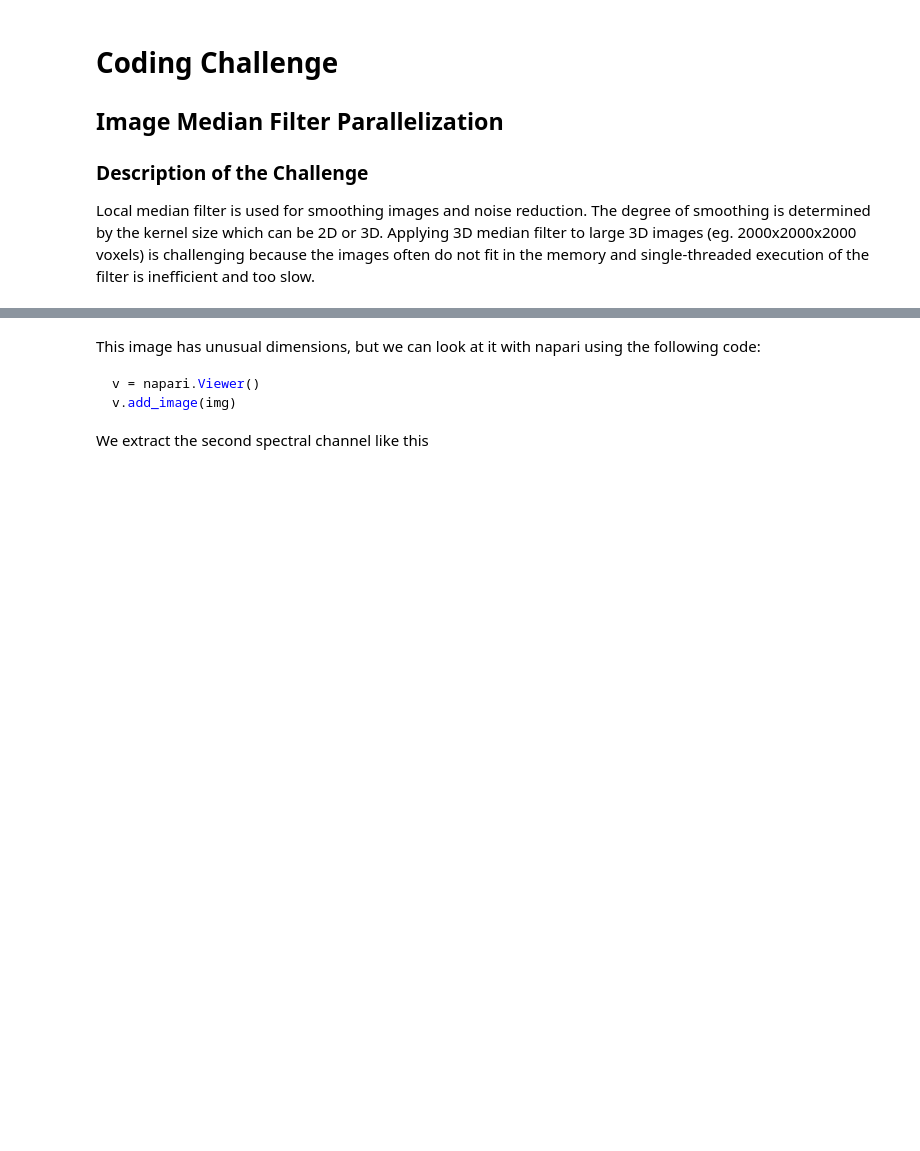
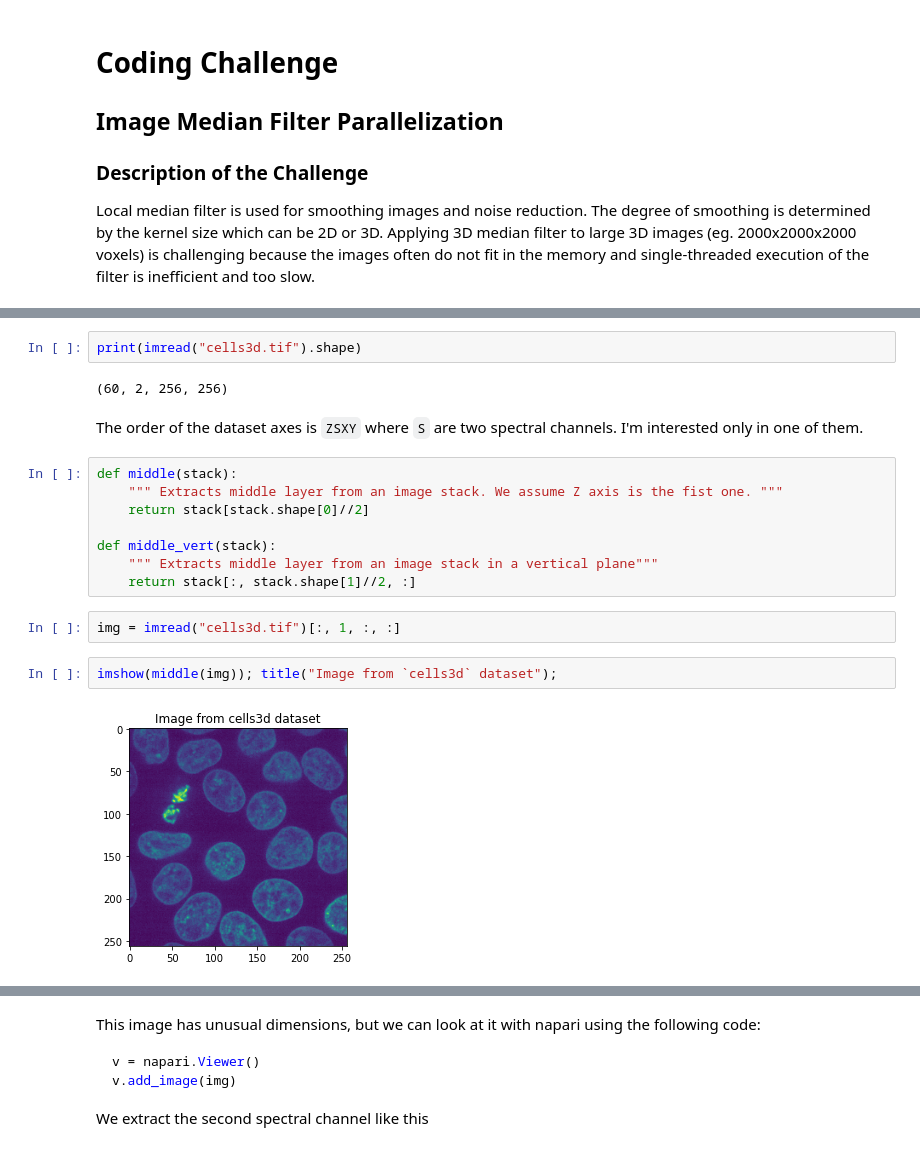
Before and after one commit to ximeg/Image-median-filter-parallelization, a Jupyter notebook: coding_challenge.ipynb, the cells around one changed output, grey strips where cells are left out. Cells and saved outputs as stored; diff of their text form; blank space fills up the shorter version.

```diff
--- a/coding_challenge.ipynb
+++ b/coding_challenge.ipynb
@@ -12,0 +41,20 @@ from skimage.filters import median
+# %%
+print(imread("cells3d.tif").shape)
+# %% [output]
+(60, 2, 256, 256)
+# %% [markdown]
+The order of the dataset axes is `ZSXY` where `S` are two spectral channels. I'm interested only in one of them.
+# %%
+def middle(stack):
+    """ Extracts middle layer from an image stack. We assume Z axis is the fist one. """
+    return stack[stack.shape[0]//2]
+
+def middle_vert(stack):
+    """ Extracts middle layer from an image stack in a vertical plane"""
+    return stack[:, stack.shape[1]//2, :]
+# %%
+img = imread("cells3d.tif")[:, 1, :, :]
+# %%
+imshow(middle(img)); title("Image from `cells3d` dataset");
+# %% [output]
+[figure, added]
```
Also changed, not shown: parts of 28 cells of this notebook, 1 other file.
